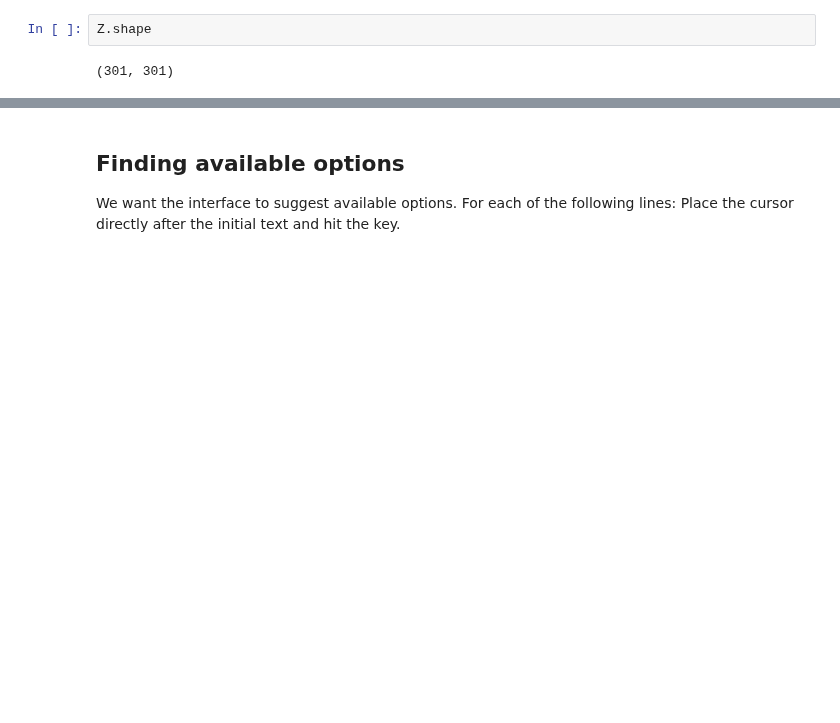
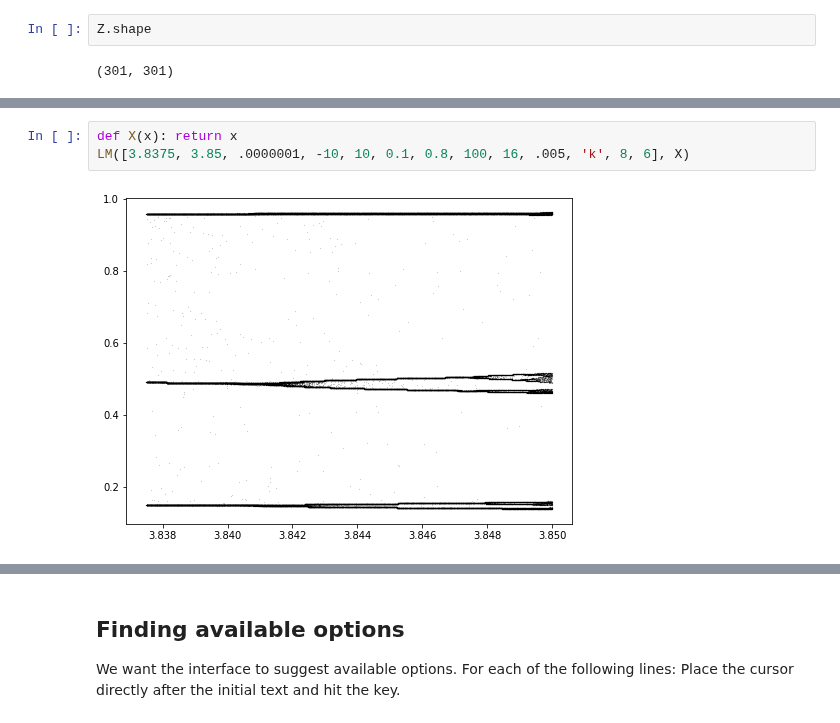
Before and after one commit to robfatland/othermathclub, a Jupyter notebook: howto.ipynb, the cells around one changed output, grey strips where cells are left out. Drawn from its saved outputs; the diff is of its cells as text; blank space fills up the shorter version.

```diff
--- a/howto.ipynb
+++ b/howto.ipynb
@@ -381,0 +458,5 @@ Z.shape
+# %%
+def X(x): return x
+LM([3.8375, 3.85, .0000001, -10, 10, 0.1, 0.8, 100, 16, .005, 'k', 8, 6], X)
+# %% [output]
+[figure, added]
```
Also changed, not shown: parts of 14 cells of this notebook, 1 other file.
